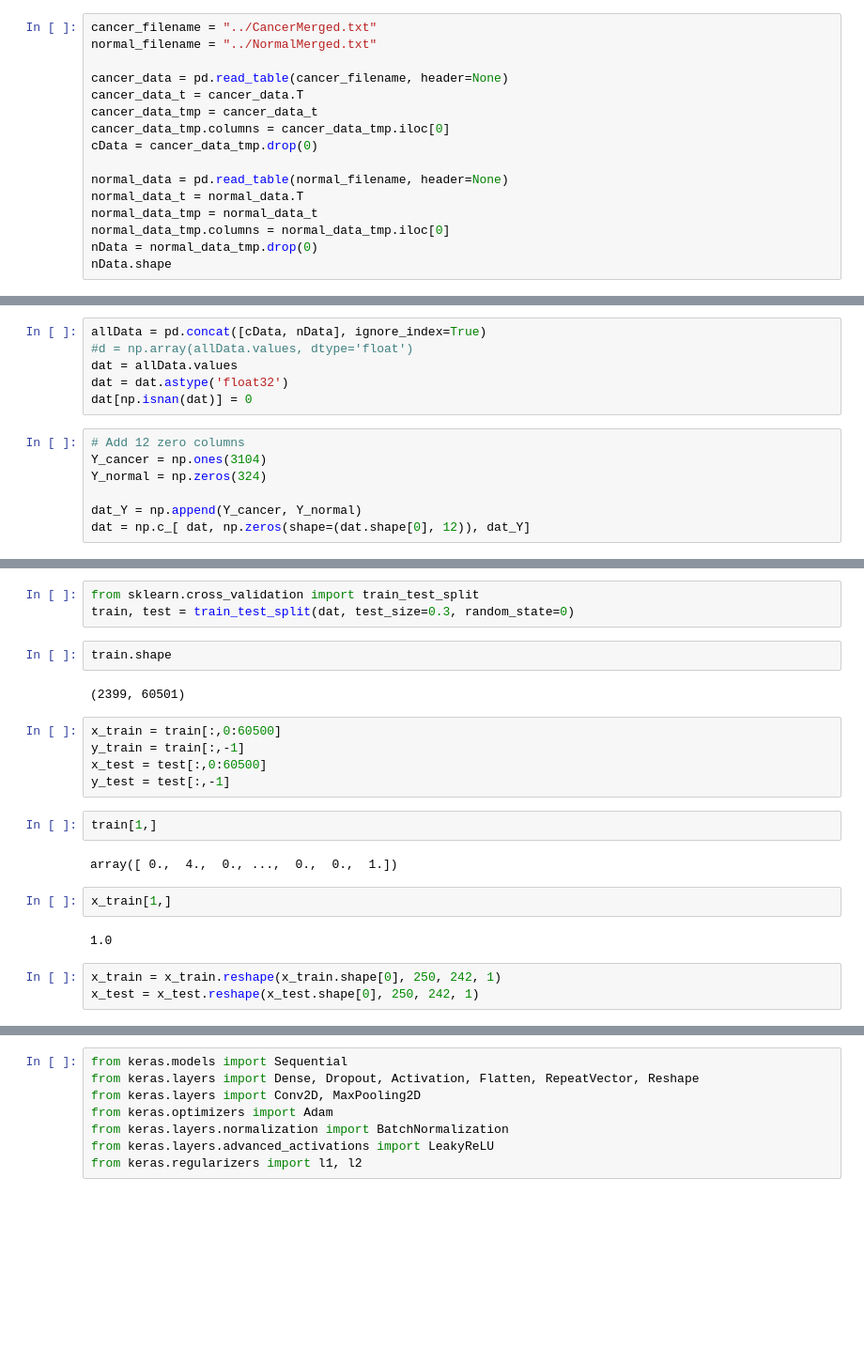
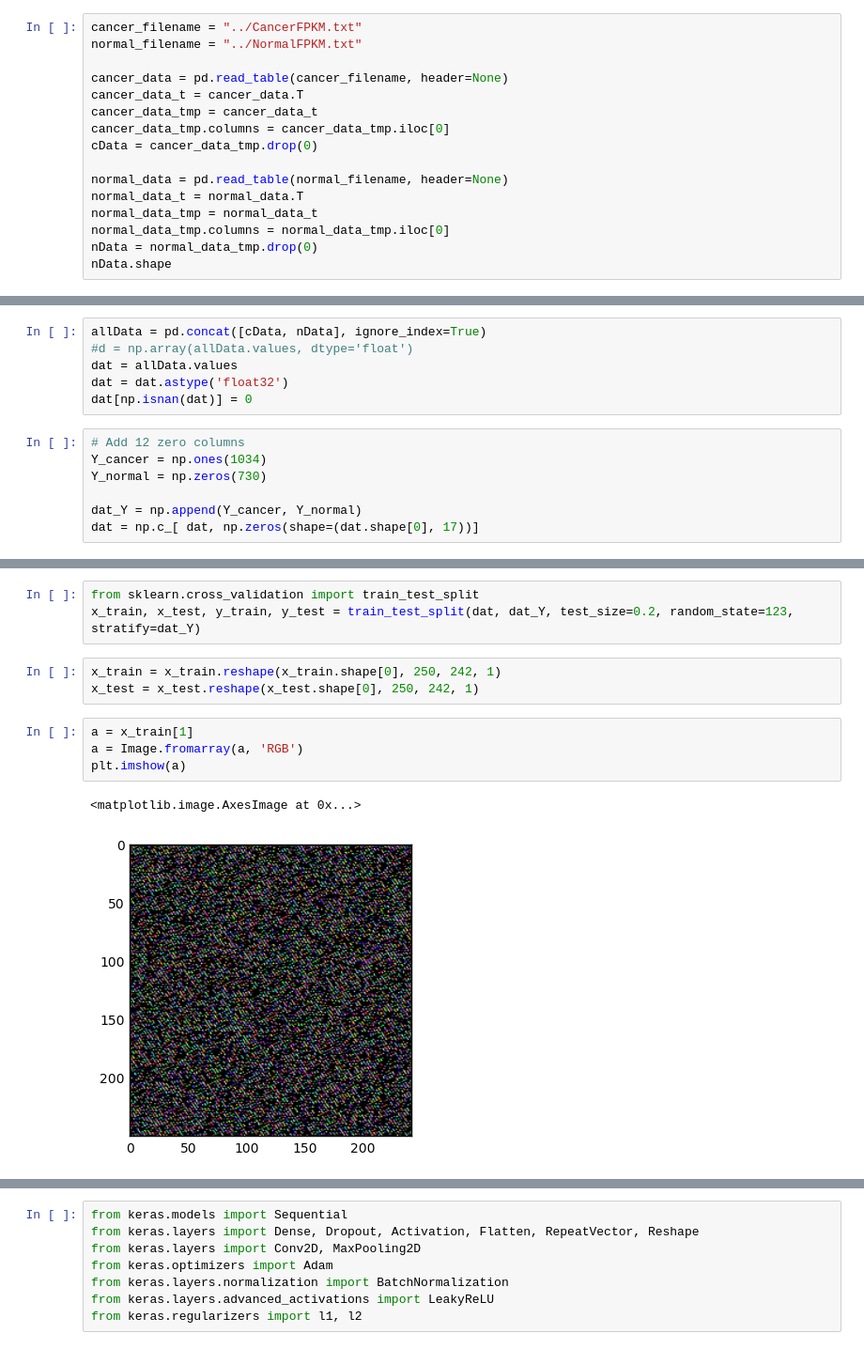
Before and after one commit to billchenxi/DL_Cancer, a Jupyter notebook: CNN.ipynb, the cells around one changed output, grey strips where cells are left out. Shown at 94% size. Cells and saved outputs as stored; diff of their text form; blank space fills up the shorter version.

```diff
--- a/CNN.ipynb
+++ b/CNN.ipynb
@@ -18,8 +18,8 @@ import scipy.misc
 # %% [output]
 Using TensorFlow backend.
 # %%
-cancer_filename = "../CancerMerged.txt"
-normal_filename = "../NormalMerged.txt"
+cancer_filename = "../CancerFPKM.txt"
+normal_filename = "../NormalFPKM.txt"
 
 cancer_data = pd.read_table(cancer_filename, header=None)
 cancer_data_t = cancer_data.T
@@ -47,11 +47,11 @@ dat = dat.astype('float32')
 dat[np.isnan(dat)] = 0
 # %%
 # Add 12 zero columns
-Y_cancer = np.ones(3104)
-Y_normal = np.zeros(324)
+Y_cancer = np.ones(1034)
+Y_normal = np.zeros(730)
 
 dat_Y = np.append(Y_cancer, Y_normal)
-dat = np.c_[ dat, np.zeros(shape=(dat.shape[0], 12)), dat_Y]
+dat = np.c_[ dat, np.zeros(shape=(dat.shape[0], 17))]
 # %%
 dat.shape
 # %% [output]
@@ -59,23 +59,13 @@ dat.shape
 # %%
 from sklearn.cross_validation import train_test_split
-train, test = train_test_split(dat, test_size=0.3, random_state=0)
+x_train, x_test, y_train, y_test = train_test_split(dat, dat_Y, test_size=0.2, random_state=123, stratify=dat_Y)
-# %%
-train.shape
-# %% [output]
-(2399, 60501)
-# %%
-x_train = train[:,0:60500]
-y_train = train[:,-1]
-x_test = test[:,0:60500]
-y_test = test[:,-1]
-# %%
-train[1,]
-# %% [output]
-array([ 0.,  4.,  0., ...,  0.,  0.,  1.])
-# %%
-x_train[1,]
-# %% [output]
-1.0
 # %%
 x_train = x_train.reshape(x_train.shape[0], 250, 242, 1)
 x_test = x_test.reshape(x_test.shape[0], 250, 242, 1)
+# %%
+a = x_train[1]
+a = Image.fromarray(a, 'RGB')
+plt.imshow(a)
+# %% [output]
+<matplotlib.image.AxesImage at 0x...>
+[figure, added]
```
Also changed, not shown: parts of 6 cells of this notebook, 1 other file.
